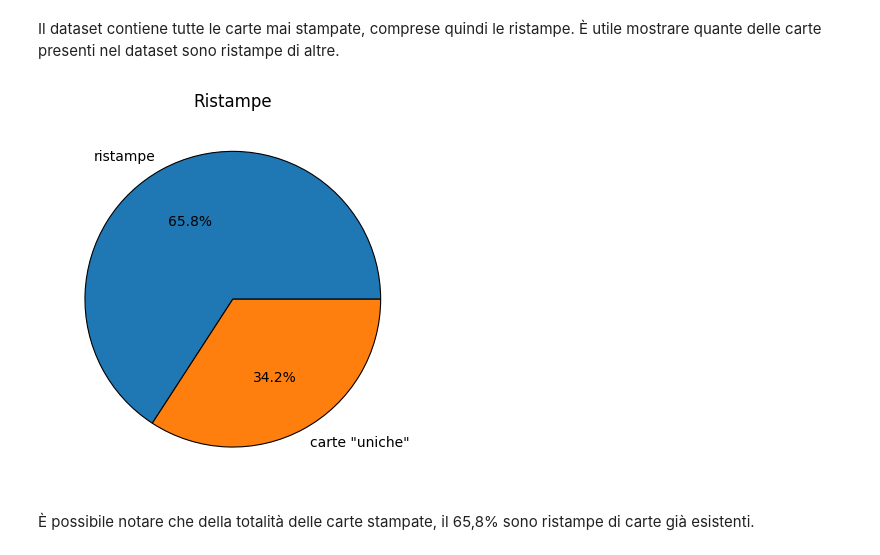
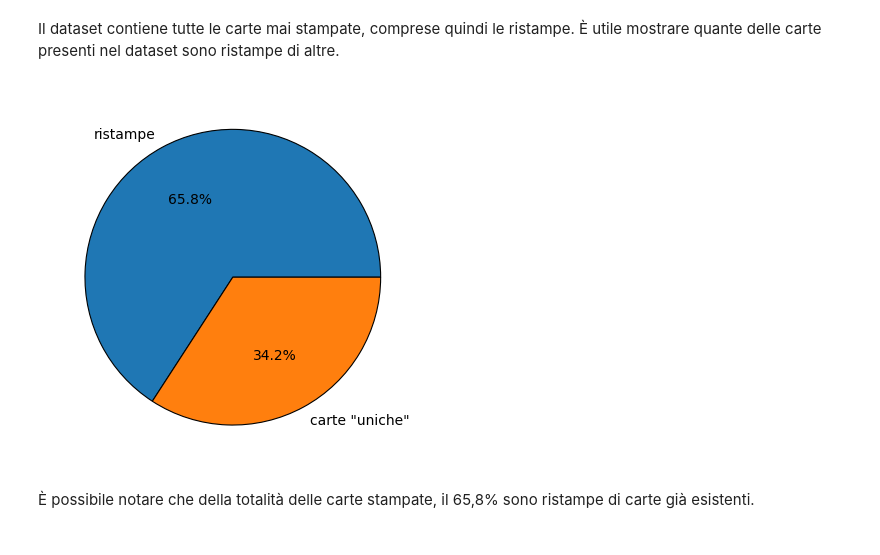
Before and after one commit to leonardosolari/SciViz-MTG, a Jupyter notebook: notebook.ipynb, the cells around one changed output. Saved outputs shown, nothing was run; the diff lists cells and outputs as text; code cells hidden in the pictures.

```diff
--- a/notebook.ipynb
+++ b/notebook.ipynb
@@ -482,15 +482,14 @@ Il dataset contiene tutte le carte mai stampate, comprese quindi le ristampe. È
 # %%
 numRistampe = len(df.index) - len(uniqueCards.index)
 
 labels = ['ristampe', 'carte "uniche"']
 sizes = [numRistampe, len(uniqueCards.index)]
 plt.pie(sizes, labels=labels, autopct='%1.1f%%', wedgeprops = {"edgecolor" : "black",
                       'linewidth': 0.8,
                       'antialiased': True})
-plt.title("Ristampe")
 plt.show()
 # %% [output]
-[figure, old version]
+[figure, new version]
 # %% [markdown]
 È possibile notare che della totalità delle carte stampate, il 65,8% sono ristampe di carte già esistenti.
 # %% [markdown]
```
Also changed, not shown: parts of 3 cells of this notebook, 8 other files.
